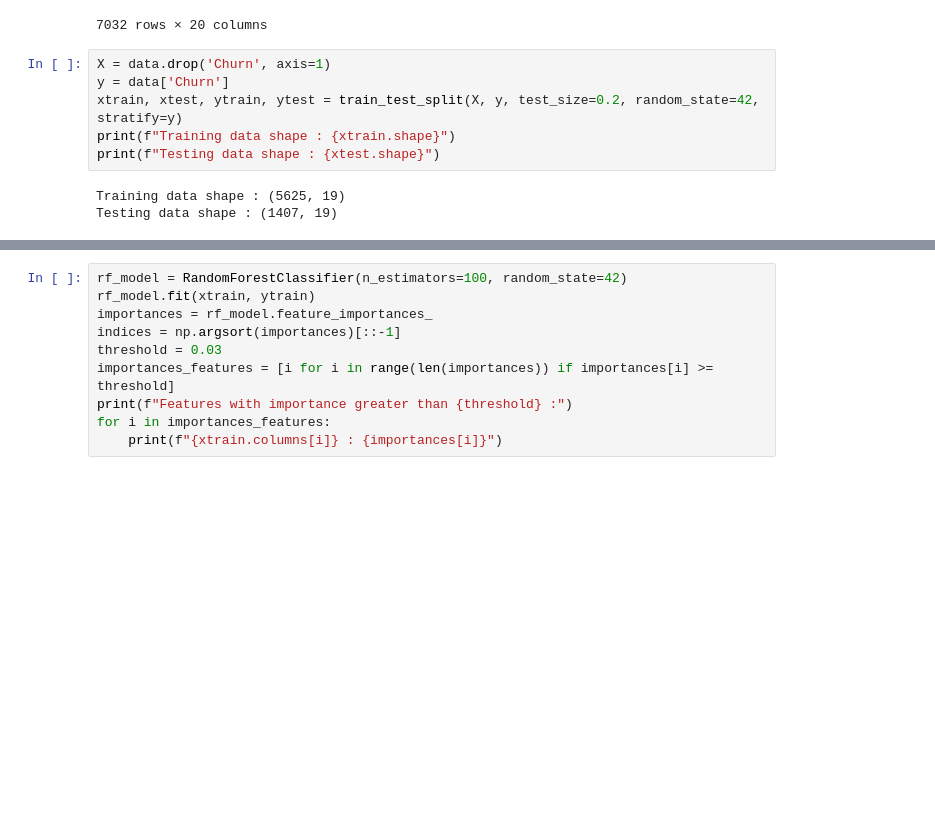
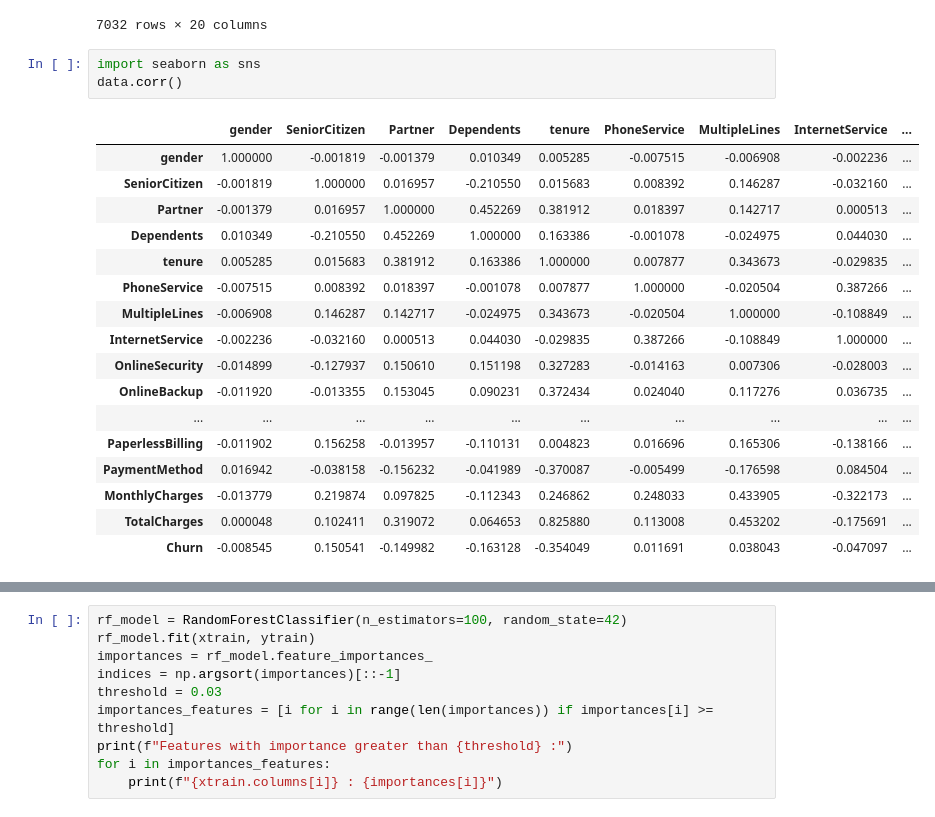
Before and after one commit to fikrifaizz/Telco-Customer-Churn-Prediction, a Jupyter notebook: notebooks/feature_engineering.ipynb, the cells around one changed output, grey strips where cells are left out. Drawn from its saved outputs; the diff is of its cells as text; blank space fills up the shorter version.

```diff
--- a/notebooks/feature_engineering.ipynb
+++ b/notebooks/feature_engineering.ipynb
@@ -80,12 +102,24 @@ data
 | 7041 | 1 | 1 | 1 | 0 | 4 | 1 | 2 | 1 | ... |
 | 7042 | 1 | 0 | 0 | 0 | 66 | 1 | 0 | 1 | ... |
 7032 rows × 20 columns
-# %%
-X = data.drop('Churn', axis=1)
-y = data['Churn']
-xtrain, xtest, ytrain, ytest = train_test_split(X, y, test_size=0.2, random_state=42, stratify=y)
-print(f"Training data shape : {xtrain.shape}")
-print(f"Testing data shape : {xtest.shape}")
-# %% [output]
-Training data shape : (5625, 19)
-Testing data shape : (1407, 19)
+# %%
+import seaborn as sns
+data.corr()
+# %% [output]
+|  | gender | SeniorCitizen | Partner | Dependents | tenure | PhoneService | MultipleLines | InternetService | ... |
+| gender | 1.000000 | -0.001819 | -0.001379 | 0.010349 | 0.005285 | -0.007515 | -0.006908 | -0.002236 | ... |
+| SeniorCitizen | -0.001819 | 1.000000 | 0.016957 | -0.210550 | 0.015683 | 0.008392 | 0.146287 | -0.032160 | ... |
+| Partner | -0.001379 | 0.016957 | 1.000000 | 0.452269 | 0.381912 | 0.018397 | 0.142717 | 0.000513 | ... |
+| Dependents | 0.010349 | -0.210550 | 0.452269 | 1.000000 | 0.163386 | -0.001078 | -0.024975 | 0.044030 | ... |
+| tenure | 0.005285 | 0.015683 | 0.381912 | 0.163386 | 1.000000 | 0.007877 | 0.343673 | -0.029835 | ... |
+| PhoneService | -0.007515 | 0.008392 | 0.018397 | -0.001078 | 0.007877 | 1.000000 | -0.020504 | 0.387266 | ... |
+| MultipleLines | -0.006908 | 0.146287 | 0.142717 | -0.024975 | 0.343673 | -0.020504 | 1.000000 | -0.108849 | ... |
+| InternetService | -0.002236 | -0.032160 | 0.000513 | 0.044030 | -0.029835 | 0.387266 | -0.108849 | 1.000000 | ... |
+| OnlineSecurity | -0.014899 | -0.127937 | 0.150610 | 0.151198 | 0.327283 | -0.014163 | 0.007306 | -0.028003 | ... |
+| OnlineBackup | -0.011920 | -0.013355 | 0.153045 | 0.090231 | 0.372434 | 0.024040 | 0.117276 | 0.036735 | ... |
+| ... | ... | ... | ... | ... | ... | ... | ... | ... | ... |
+| PaperlessBilling | -0.011902 | 0.156258 | -0.013957 | -0.110131 | 0.004823 | 0.016696 | 0.165306 | -0.138166 | ... |
+| PaymentMethod | 0.016942 | -0.038158 | -0.156232 | -0.041989 | -0.370087 | -0.005499 | -0.176598 | 0.084504 | ... |
+| MonthlyCharges | -0.013779 | 0.219874 | 0.097825 | -0.112343 | 0.246862 | 0.248033 | 0.433905 | -0.322173 | ... |
+| TotalCharges | 0.000048 | 0.102411 | 0.319072 | 0.064653 | 0.825880 | 0.113008 | 0.453202 | -0.175691 | ... |
+| Churn | -0.008545 | 0.150541 | -0.149982 | -0.163128 | -0.354049 | 0.011691 | 0.038043 | -0.047097 | ... |
```
Also changed, not shown: parts of 3 cells of this notebook, 2 other files.
